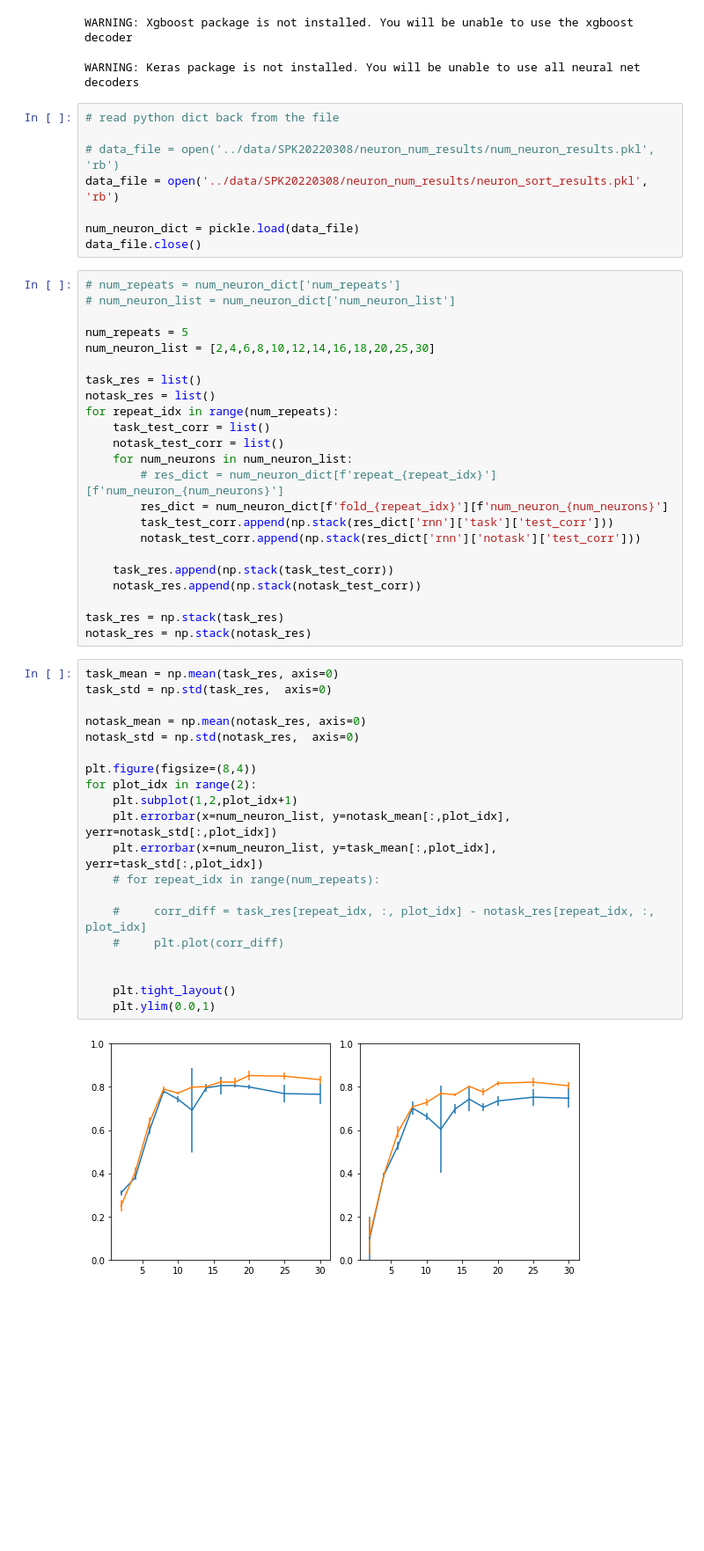
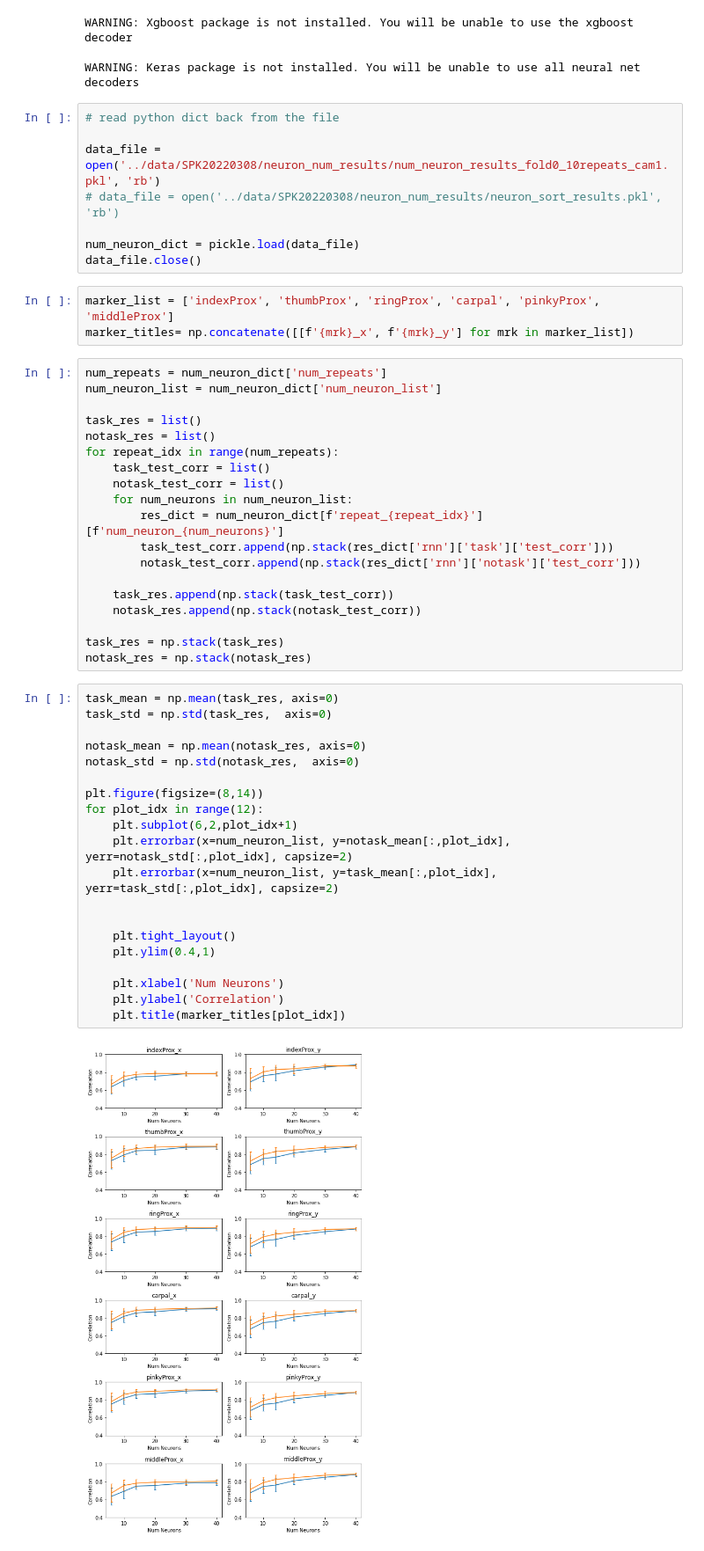
Before and after one commit to ntolley/ncm_2023, a Jupyter notebook: notebooks/make_neuron_num_plot.ipynb, the cells around one changed output. Shown at 88% size. Saved outputs shown, nothing was run; the diff lists cells and outputs as text; blank space fills up the shorter version.

```diff
--- a/notebooks/make_neuron_num_plot.ipynb
+++ b/notebooks/make_neuron_num_plot.ipynb
@@ -25,17 +25,17 @@ WARNING: Keras package is not installed. You will be unable to use all neural ne
 # %%
 # read python dict back from the file
 
-# data_file = open('../data/SPK20220308/neuron_num_results/num_neuron_results.pkl', 'rb')
-data_file = open('../data/SPK20220308/neuron_num_results/neuron_sort_results.pkl', 'rb')
+data_file = open('../data/SPK20220308/neuron_num_results/num_neuron_results_fold0_10repeats_cam1.pkl', 'rb')
+# data_file = open('../data/SPK20220308/neuron_num_results/neuron_sort_results.pkl', 'rb')
 
 num_neuron_dict = pickle.load(data_file)
 data_file.close()
+# %%
+marker_list = ['indexProx', 'thumbProx', 'ringProx', 'carpal', 'pinkyProx', 'middleProx']
+marker_titles= np.concatenate([[f'{mrk}_x', f'{mrk}_y'] for mrk in marker_list])
 # %%
-# num_repeats = num_neuron_dict['num_repeats']
-# num_neuron_list = num_neuron_dict['num_neuron_list']
-
-num_repeats = 5
-num_neuron_list = [2,4,6,8,10,12,14,16,18,20,25,30]
+num_repeats = num_neuron_dict['num_repeats']
+num_neuron_list = num_neuron_dict['num_neuron_list']
 
 task_res = list()
 notask_res = list()
@@ -43,8 +43,7 @@ for repeat_idx in range(num_repeats):
     task_test_corr = list()
     notask_test_corr = list()
     for num_neurons in num_neuron_list:
-        # res_dict = num_neuron_dict[f'repeat_{repeat_idx}'][f'num_neuron_{num_neurons}']
-        res_dict = num_neuron_dict[f'fold_{repeat_idx}'][f'num_neuron_{num_neurons}']
+        res_dict = num_neuron_dict[f'repeat_{repeat_idx}'][f'num_neuron_{num_neurons}']
         task_test_corr.append(np.stack(res_dict['rnn']['task']['test_corr']))
         notask_test_corr.append(np.stack(res_dict['rnn']['notask']['test_corr']))
 
@@ -56,25 +55,25 @@ notask_res = np.stack(notask_res)
 # %%
 task_mean = np.mean(task_res, axis=0)
 task_std = np.std(task_res,  axis=0)
 
 notask_mean = np.mean(notask_res, axis=0)
 notask_std = np.std(notask_res,  axis=0)
 
-plt.figure(figsize=(8,4))
-for plot_idx in range(2):
-    plt.subplot(1,2,plot_idx+1)
-    plt.errorbar(x=num_neuron_list, y=notask_mean[:,plot_idx], yerr=notask_std[:,plot_idx])
-    plt.errorbar(x=num_neuron_list, y=task_mean[:,plot_idx], yerr=task_std[:,plot_idx])
-    # for repeat_idx in range(num_repeats):
-
-    #     corr_diff = task_res[repeat_idx, :, plot_idx] - notask_res[repeat_idx, :, plot_idx]
-    #     plt.plot(corr_diff)
+plt.figure(figsize=(8,14))
+for plot_idx in range(12):
+    plt.subplot(6,2,plot_idx+1)
+    plt.errorbar(x=num_neuron_list, y=notask_mean[:,plot_idx], yerr=notask_std[:,plot_idx], capsize=2)
+    plt.errorbar(x=num_neuron_list, y=task_mean[:,plot_idx], yerr=task_std[:,plot_idx], capsize=2)
 
 
     plt.tight_layout()
-    plt.ylim(0.0,1)
+    plt.ylim(0.4,1)
+
+    plt.xlabel('Num Neurons')
+    plt.ylabel('Correlation')
+    plt.title(marker_titles[plot_idx])
 # %% [output]
-[figure, old version]
+[figure, new version]
 # %%
 task_mean = np.mean(task_res, axis=0)
 task_std = np.std(task_res,  axis=0)
```
Also changed, not shown: parts of 4 cells of this notebook, 9 other files.
